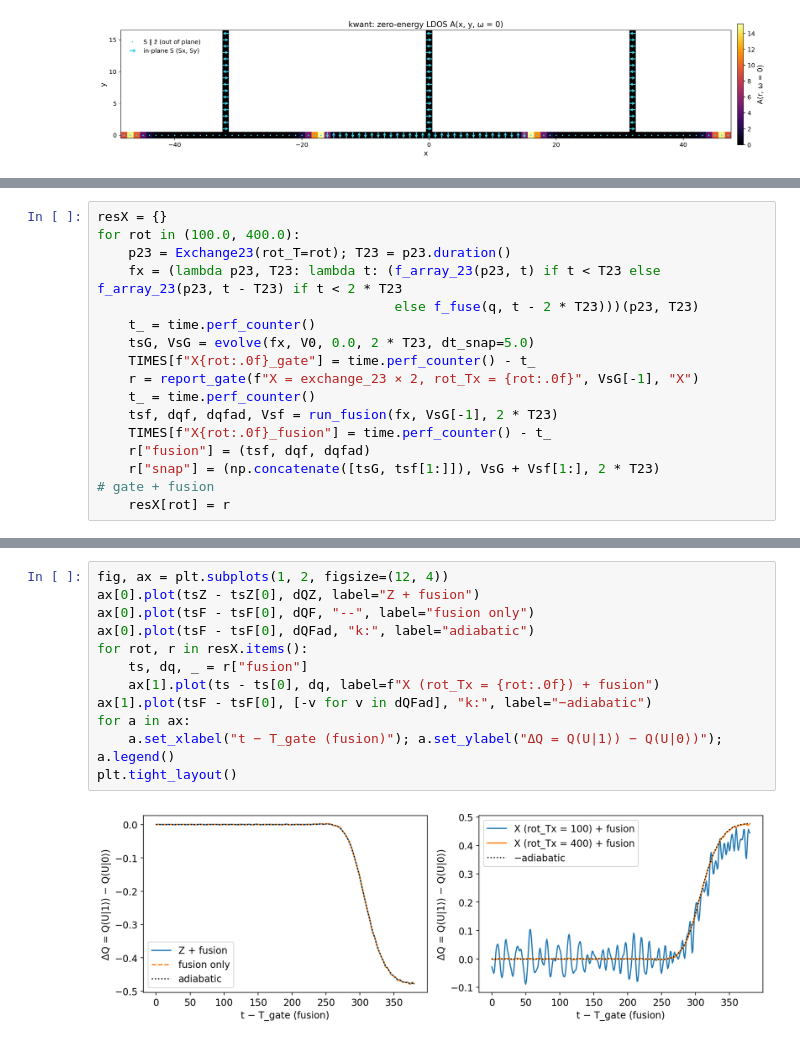
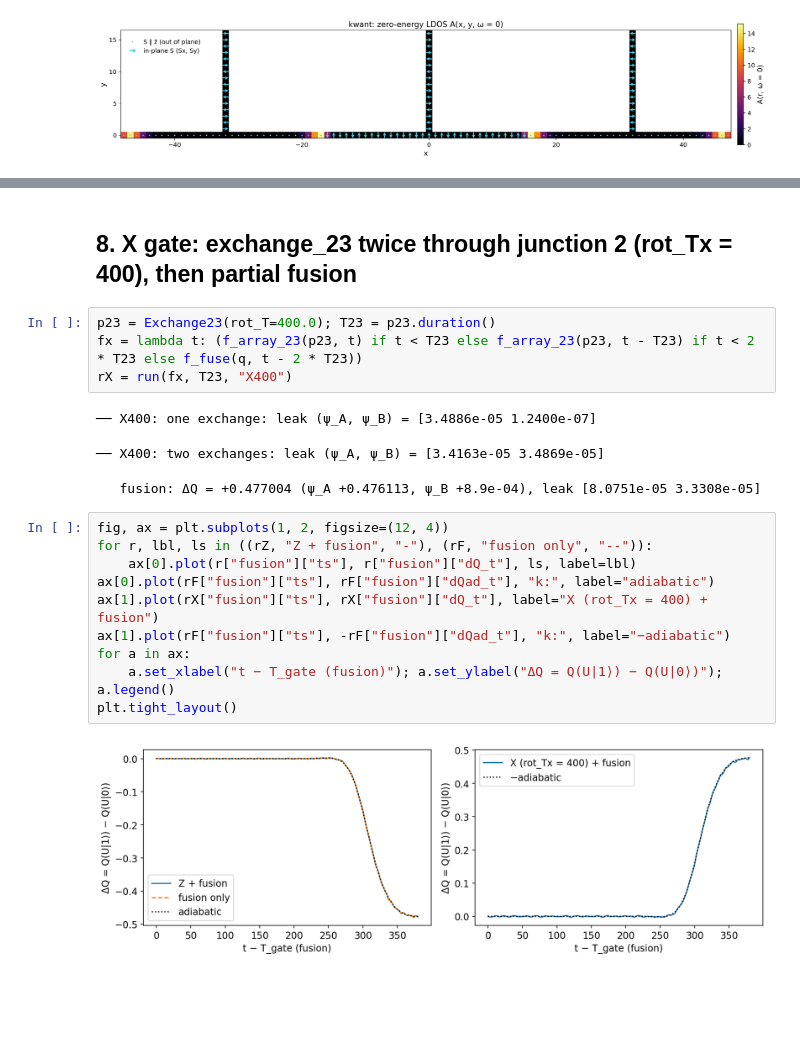
Before and after one commit to alasko5/MSH_Tensor_Network_Methods, a Jupyter notebook: tjunctions_python_ed.ipynb, the cells around one changed output, grey strips where cells are left out. Drawn from its saved outputs; the diff is of its cells as text; blank space fills up the shorter version.

```diff
--- a/tjunctions_python_ed.ipynb
+++ b/tjunctions_python_ed.ipynb
@@ -530,16 +664,0 @@ rotation $174.94^\circ$, $P(0\to1) = 0.99805$, $\Delta Q = +0.4770$.
-# %%
-resX = {}
-for rot in (100.0, 400.0):
-    p23 = Exchange23(rot_T=rot); T23 = p23.duration()
-    fx = (lambda p23, T23: lambda t: (f_array_23(p23, t) if t < T23 else f_array_23(p23, t - T23) if t < 2 * T23
-                                      else f_fuse(q, t - 2 * T23)))(p23, T23)
-    t_ = time.perf_counter()
-    tsG, VsG = evolve(fx, V0, 0.0, 2 * T23, dt_snap=5.0)
-    TIMES[f"X{rot:.0f}_gate"] = time.perf_counter() - t_
-    r = report_gate(f"X = exchange_23 × 2, rot_Tx = {rot:.0f}", VsG[-1], "X")
-    t_ = time.perf_counter()
-    tsf, dqf, dqfad, Vsf = run_fusion(fx, VsG[-1], 2 * T23)
-    TIMES[f"X{rot:.0f}_fusion"] = time.perf_counter() - t_
-    r["fusion"] = (tsf, dqf, dqfad)
-    r["snap"] = (np.concatenate([tsG, tsf[1:]]), VsG + Vsf[1:], 2 * T23)                # gate + fusion
-    resX[rot] = r
@@ -569,17 +665,25 @@ for rot in (100.0, 400.0):
+# %% [markdown]
+## 8. X gate: exchange_23 twice through junction 2 (rot_Tx = 400), then partial fusion
+# %%
+p23 = Exchange23(rot_T=400.0); T23 = p23.duration()
+fx = lambda t: (f_array_23(p23, t) if t < T23 else f_array_23(p23, t - T23) if t < 2 * T23 else f_fuse(q, t - 2 * T23))
+rX = run(fx, T23, "X400")
+# %% [output]
+── X400: one exchange: leak (ψ_A, ψ_B) = [3.4886e-05 1.2400e-07]
+── X400: two exchanges: leak (ψ_A, ψ_B) = [3.4163e-05 3.4869e-05]
+   fusion: ΔQ = +0.477004 (ψ_A +0.476113, ψ_B +8.9e-04), leak [8.0751e-05 3.3308e-05]
 # %%
 fig, ax = plt.subplots(1, 2, figsize=(12, 4))
-ax[0].plot(tsZ - tsZ[0], dQZ, label="Z + fusion")
-ax[0].plot(tsF - tsF[0], dQF, "--", label="fusion only")
-ax[0].plot(tsF - tsF[0], dQFad, "k:", label="adiabatic")
-for rot, r in resX.items():
-    ts, dq, _ = r["fusion"]
-    ax[1].plot(ts - ts[0], dq, label=f"X (rot_Tx = {rot:.0f}) + fusion")
-ax[1].plot(tsF - tsF[0], [-v for v in dQFad], "k:", label="−adiabatic")
+for r, lbl, ls in ((rZ, "Z + fusion", "-"), (rF, "fusion only", "--")):
+    ax[0].plot(r["fusion"]["ts"], r["fusion"]["dQ_t"], ls, label=lbl)
+ax[0].plot(rF["fusion"]["ts"], rF["fusion"]["dQad_t"], "k:", label="adiabatic")
+ax[1].plot(rX["fusion"]["ts"], rX["fusion"]["dQ_t"], label="X (rot_Tx = 400) + fusion")
+ax[1].plot(rF["fusion"]["ts"], -rF["fusion"]["dQad_t"], "k:", label="−adiabatic")
 for a in ax:
     a.set_xlabel("t − T_gate (fusion)"); a.set_ylabel("ΔQ = Q(U|1⟩) − Q(U|0⟩)"); a.legend()
 plt.tight_layout()
 # %% [output]
-[figure, old version]
+[figure, new version]
 # %% [markdown]
 ## 9. Charge density δn(x, t) = n₁ − n₀
 
```
Also changed, not shown: parts of 16 cells of this notebook, 5 other files.
